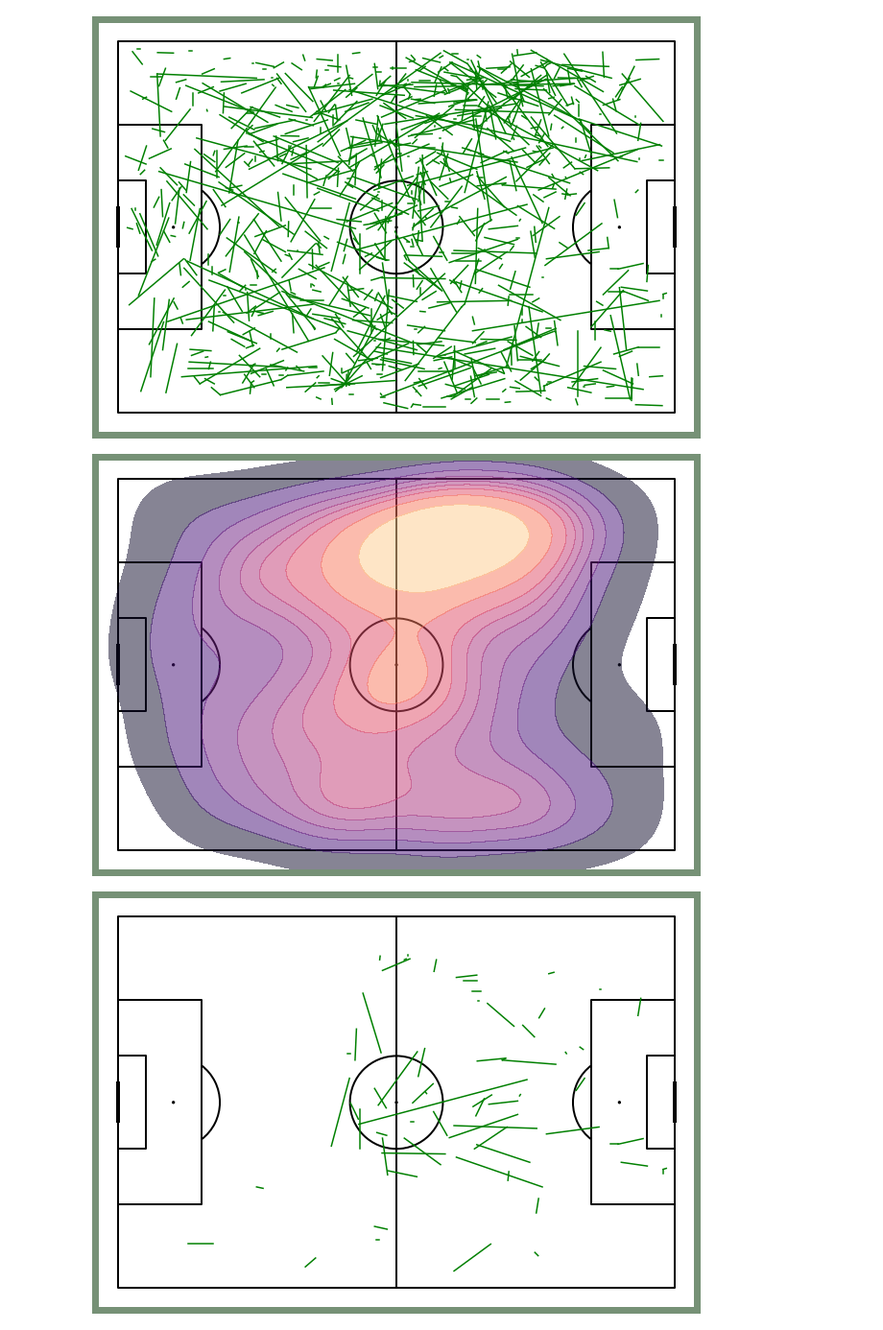
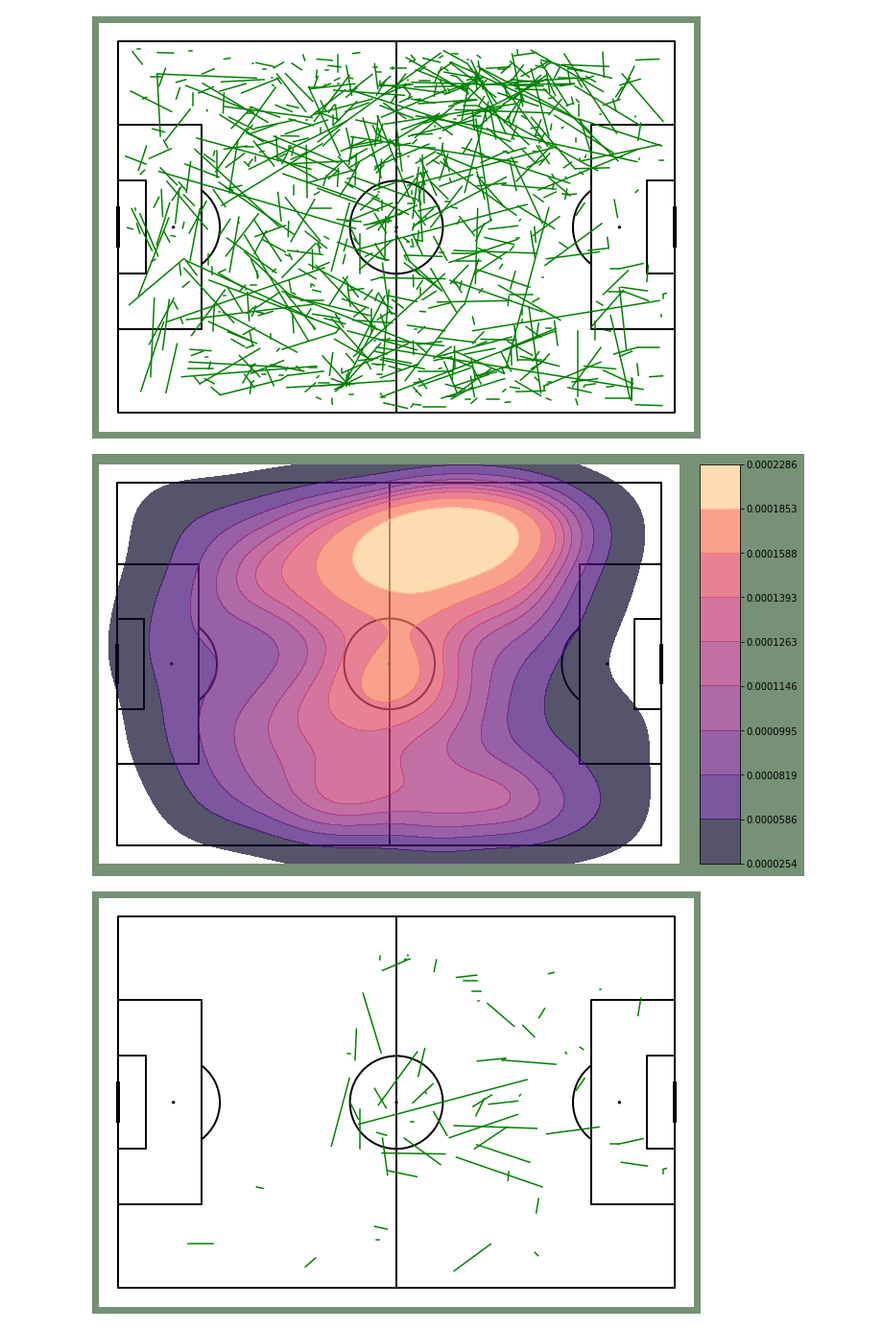
Before and after one commit to gianmarcozironelli/statsbomb_project, a Jupyter notebook: sb_project.ipynb, the cells around one changed output. Shown at 96% size. Drawn from its saved outputs; the diff is of its cells as text; code cells hidden in the pictures.

```diff
--- a/sb_project.ipynb
+++ b/sb_project.ipynb
@@ -611,11 +551,11 @@ for ind in carries_df.index:
 # %%
 pitch = Pitch(pitch_type='statsbomb', pitch_color='#ffffff', line_color='#000000')
 fig, ax = pitch.draw(figsize=(12, 6), constrained_layout=True, tight_layout=False)
 fig.set_facecolor('#769176')
 
-kde = sns.kdeplot(carries_df['carry_xstart'], carries_df['carry_ystart'], cmap = 'magma', shade = True, alpha=0.5)
+kde = sns.kdeplot(carries_df['carry_xstart'], carries_df['carry_ystart'], cmap = 'magma', shade = True, alpha=0.7,cbar=True, shade_lowest=False)
 # %% [output]
-[figure, old version]
+[figure, new version]
 # %%
 #Messi
 pitch = Pitch(pitch_type='statsbomb', pitch_color='#ffffff', line_color='#000000')
```
Also changed, not shown: parts of 35 cells of this notebook.
